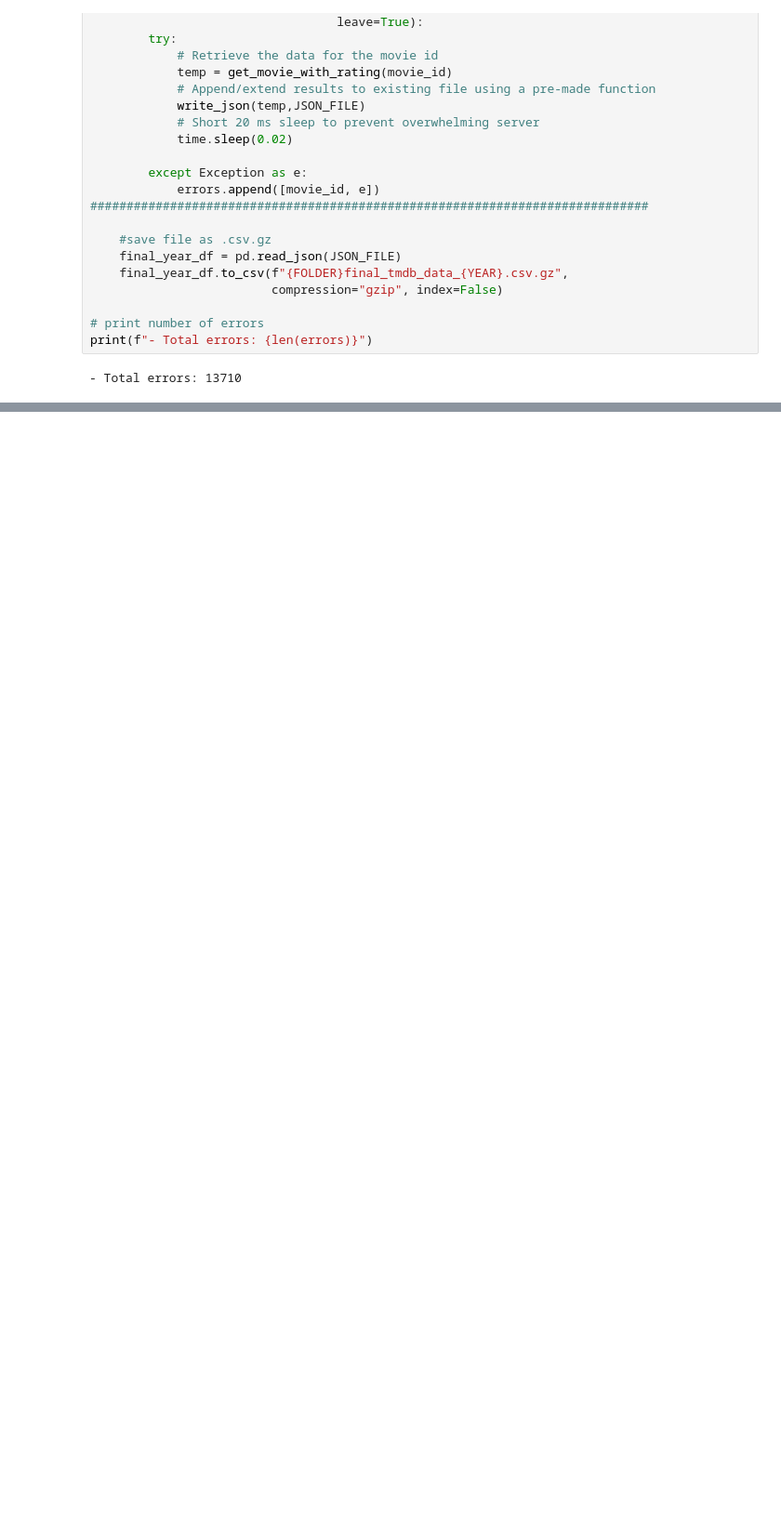
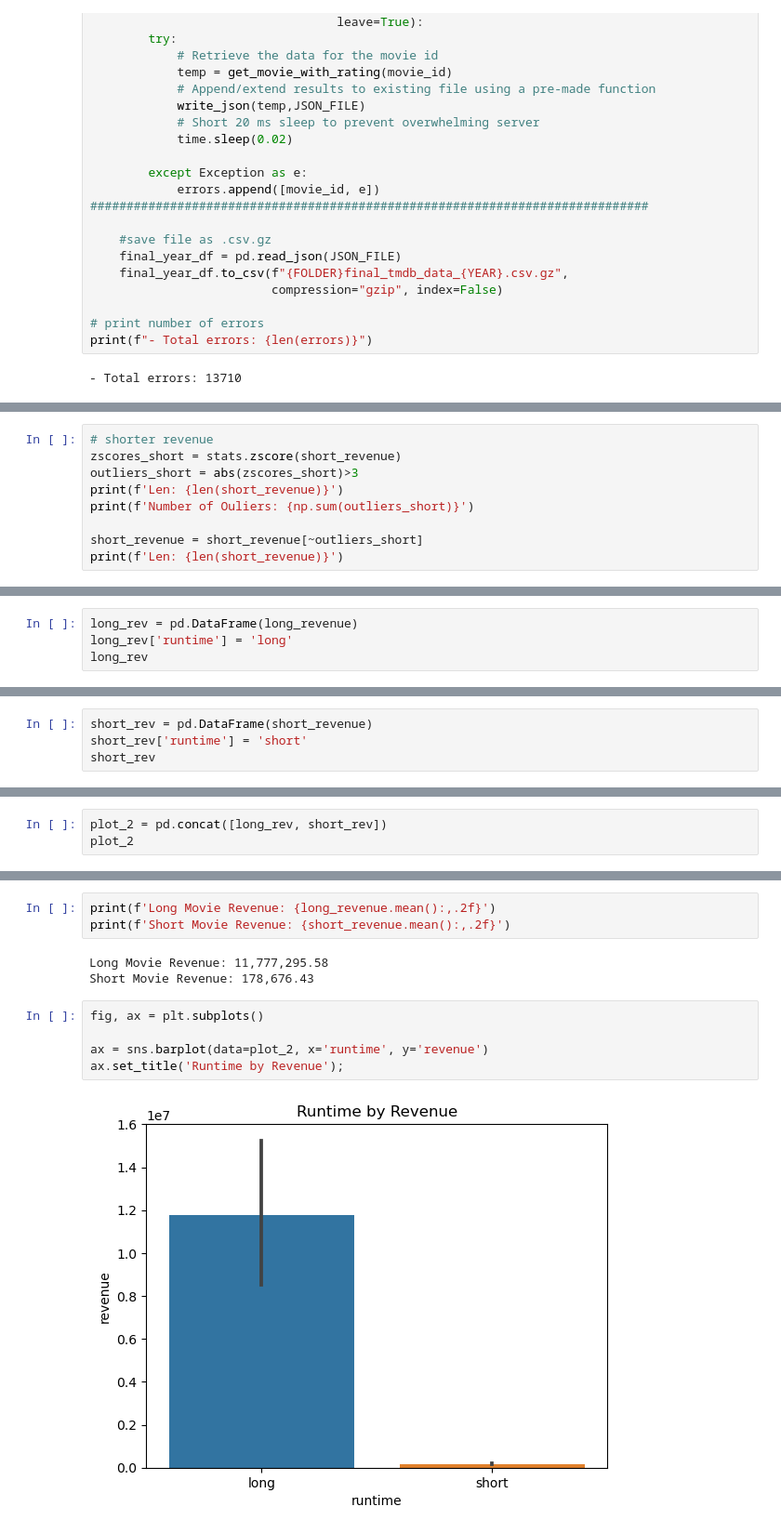
Before and after one commit to tjbingamon/Project-3, a Jupyter notebook: Part 4.ipynb, the cells around one changed output, grey strips where cells are left out. Shown at 93% size. Saved outputs shown, nothing was run; the diff lists cells and outputs as text; blank space fills up the shorter version.

```diff
--- a/Part 4.ipynb
+++ b/Part 4.ipynb
@@ -200,0 +540,9 @@ IndentationError: unexpected indent (3506196259.py, line 5)
+# %%
+# shorter revenue
+zscores_short = stats.zscore(short_revenue)
+outliers_short = abs(zscores_short)>3
+print(f'Len: {len(short_revenue)}')
+print(f'Number of Ouliers: {np.sum(outliers_short)}')
+
+short_revenue = short_revenue[~outliers_short]
+print(f'Len: {len(short_revenue)}')
@@ -200,0 +584,4 @@ IndentationError: unexpected indent (3506196259.py, line 5)
+# %%
+long_rev = pd.DataFrame(long_revenue)
+long_rev['runtime'] = 'long'
+long_rev
@@ -200,0 +602,4 @@ IndentationError: unexpected indent (3506196259.py, line 5)
+# %%
+short_rev = pd.DataFrame(short_revenue)
+short_rev['runtime'] = 'short'
+short_rev
@@ -200,0 +620,3 @@ IndentationError: unexpected indent (3506196259.py, line 5)
+# %%
+plot_2 = pd.concat([long_rev, short_rev])
+plot_2
@@ -200,0 +637,13 @@ IndentationError: unexpected indent (3506196259.py, line 5)
+# %%
+print(f'Long Movie Revenue: {long_revenue.mean():,.2f}')
+print(f'Short Movie Revenue: {short_revenue.mean():,.2f}')
+# %% [output]
+Long Movie Revenue: 11,777,295.58
+Short Movie Revenue: 178,676.43
+# %%
+fig, ax = plt.subplots()
+
+ax = sns.barplot(data=plot_2, x='runtime', y='revenue')
+ax.set_title('Runtime by Revenue');
+# %% [output]
+[figure, added]
```
Also changed, not shown: parts of 52 cells of this notebook.
